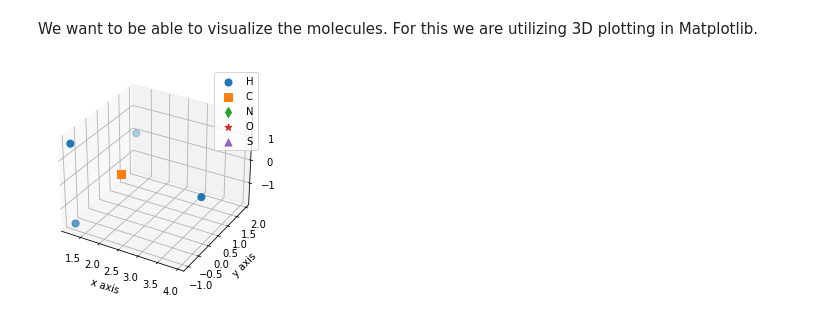
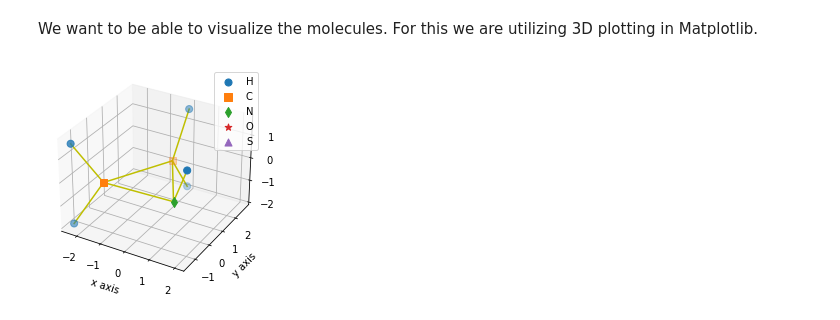
Before and after one commit to saraw108/MLFDS, a Jupyter notebook: Project_2.ipynb, the cells around one changed output. Cells and saved outputs as stored; diff of their text form; code cells hidden in the pictures.

Commit message:
Changed visualization a bit.

```diff
--- a/Project_2.ipynb
+++ b/Project_2.ipynb
@@ -55,13 +55,18 @@ array([ -417.96,  -712.42,  -564.21, ..., -1662.1 , -1782.01, -1919.  ],
 # %% [markdown]
 We want to be able to visualize the molecules. For this we are utilizing 3D plotting in Matplotlib.
 # %%
-cov_radii = { # atomic nr to covalent radius
-    1.:0.31,
-    6.:0.772,
-    7.:0.71,
-    8.:0.66,
-    16.:0.105,
+cov_radii = { # covalent radii in pm
+    1.:31.,
+    6.:77.2,
+    7.:71.,
+    8.:66.,
+    16.:105.,
 }
+kindness = 5 # this is cheating though :(
+
+# to atomic units (Bohr radius)
+for (k, v) in cov_radii.items():
+    cov_radii[k] = (v + kindness) / 52.9
 
 # helper function
 def bond(i, j, coords, ans) -> bool:
@@ -98,7 +103,8 @@ def visualize(fig, molecule_index):
                 # connect with a line
                 ax.plot([coords[i][0], coords[j][0]],
                         [coords[i][1], coords[j][1]],
-                        zs=[coords[i][2], coords[j][2]]
+                        zs=[coords[i][2], coords[j][2]],
+                        color='y'
                         )
 
     ax.set_xlabel('x axis')
@@ -108,7 +114,7 @@ def visualize(fig, molecule_index):
 # %%
 # Example usage of visualize.
 fig = plt.figure()
-visualize(fig, 0)
+visualize(fig, 11)
 plt.show()
 # %% [output]
-[figure, old version]
+[figure, new version]
```
